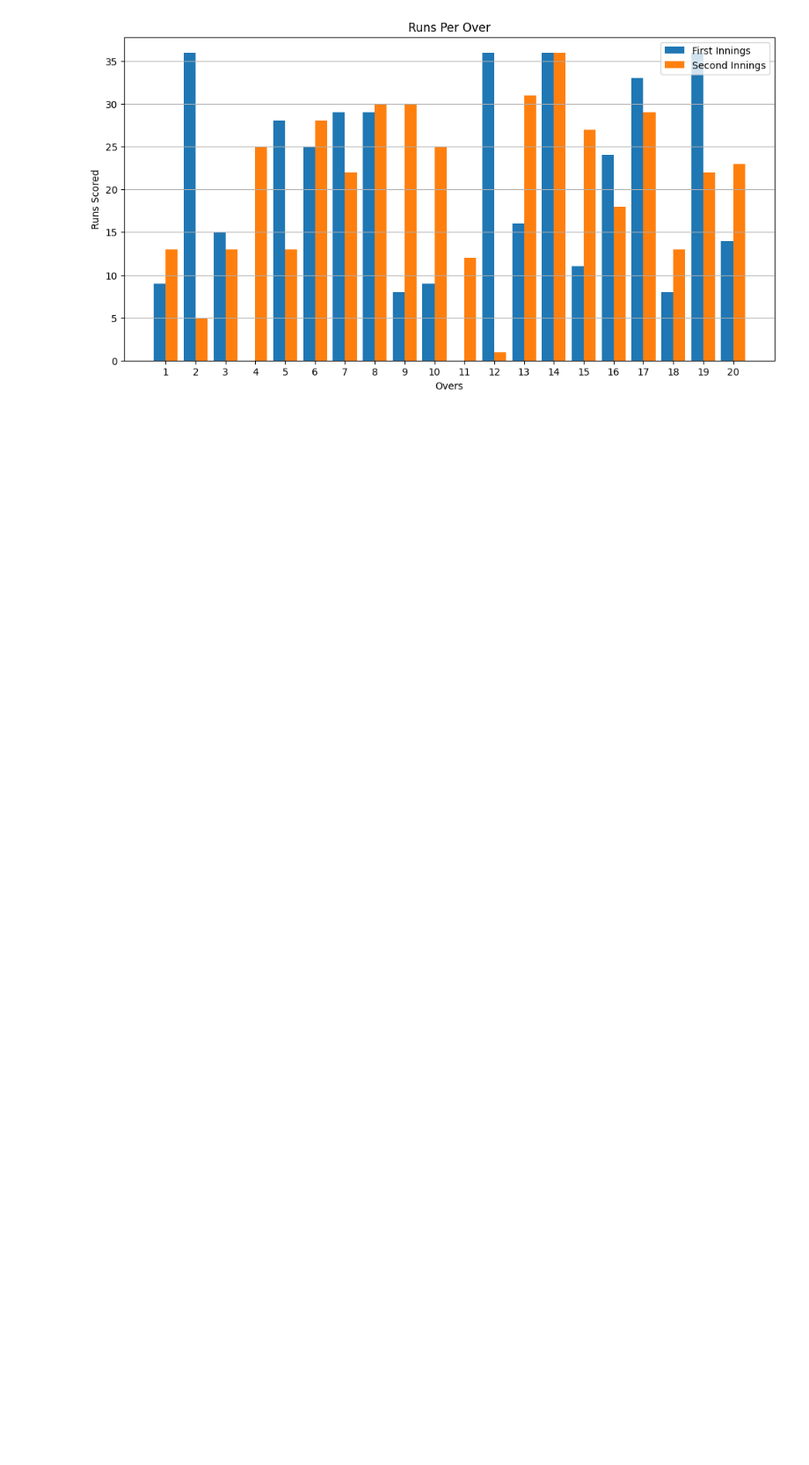
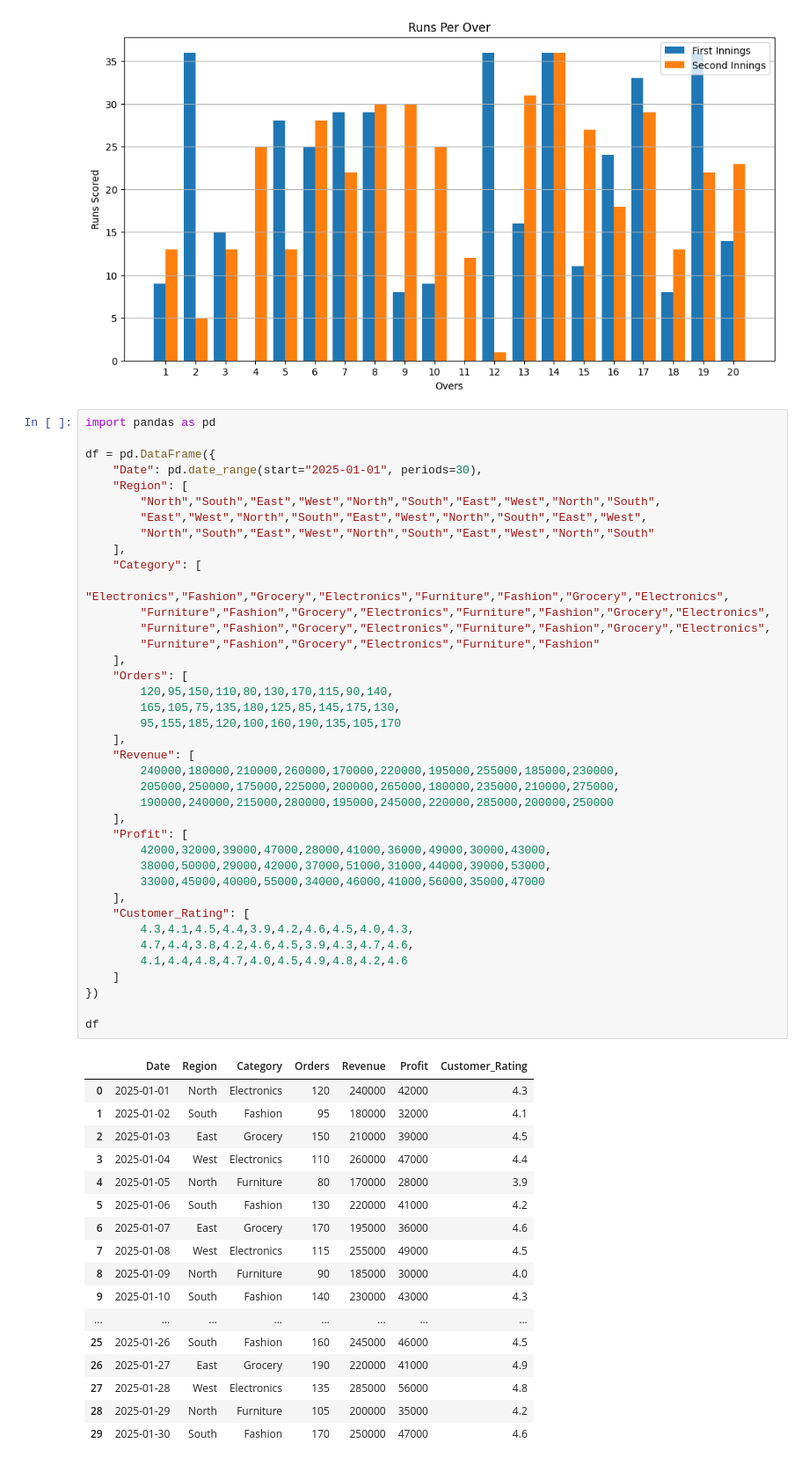
Before and after one commit to theaditya24/COMPLETE-PYTHON-FOR-DATA-ANALYTICS, a Jupyter notebook: Data Visualization Practice.ipynb, the cells around one changed output. Shown at 88% size. Drawn from its saved outputs; the diff is of its cells as text; blank space fills up the shorter version.

```diff
--- a/Data Visualization Practice.ipynb
+++ b/Data Visualization Practice.ipynb
@@ -73,3 +73,60 @@ plt.legend()
 plt.show()
 # %% [output]
 [figure]
+# %%
+import pandas as pd
+
+df = pd.DataFrame({
+    "Date": pd.date_range(start="2025-01-01", periods=30),
+    "Region": [
+        "North","South","East","West","North","South","East","West","North","South",
+        "East","West","North","South","East","West","North","South","East","West",
+        "North","South","East","West","North","South","East","West","North","South"
+    ],
+    "Category": [
+        "Electronics","Fashion","Grocery","Electronics","Furniture","Fashion","Grocery","Electronics",
+        "Furniture","Fashion","Grocery","Electronics","Furniture","Fashion","Grocery","Electronics",
+        "Furniture","Fashion","Grocery","Electronics","Furniture","Fashion","Grocery","Electronics",
+        "Furniture","Fashion","Grocery","Electronics","Furniture","Fashion"
+    ],
+    "Orders": [
+        120,95,150,110,80,130,170,115,90,140,
+        165,105,75,135,180,125,85,145,175,130,
+        95,155,185,120,100,160,190,135,105,170
+    ],
+    "Revenue": [
+        240000,180000,210000,260000,170000,220000,195000,255000,185000,230000,
+        205000,250000,175000,225000,200000,265000,180000,235000,210000,275000,
+        190000,240000,215000,280000,195000,245000,220000,285000,200000,250000
+    ],
+    "Profit": [
+        42000,32000,39000,47000,28000,41000,36000,49000,30000,43000,
+        38000,50000,29000,42000,37000,51000,31000,44000,39000,53000,
+        33000,45000,40000,55000,34000,46000,41000,56000,35000,47000
+    ],
+    "Customer_Rating": [
+        4.3,4.1,4.5,4.4,3.9,4.2,4.6,4.5,4.0,4.3,
+        4.7,4.4,3.8,4.2,4.6,4.5,3.9,4.3,4.7,4.6,
+        4.1,4.4,4.8,4.7,4.0,4.5,4.9,4.8,4.2,4.6
+    ]
+})
+
+df
+# %% [output]
+|  | Date | Region | Category | Orders | Revenue | Profit | Customer_Rating |
+| 0 | 2025-01-01 | North | Electronics | 120 | 240000 | 42000 | 4.3 |
+| 1 | 2025-01-02 | South | Fashion | 95 | 180000 | 32000 | 4.1 |
+| 2 | 2025-01-03 | East | Grocery | 150 | 210000 | 39000 | 4.5 |
+| 3 | 2025-01-04 | West | Electronics | 110 | 260000 | 47000 | 4.4 |
+| 4 | 2025-01-05 | North | Furniture | 80 | 170000 | 28000 | 3.9 |
+| 5 | 2025-01-06 | South | Fashion | 130 | 220000 | 41000 | 4.2 |
+| 6 | 2025-01-07 | East | Grocery | 170 | 195000 | 36000 | 4.6 |
+| 7 | 2025-01-08 | West | Electronics | 115 | 255000 | 49000 | 4.5 |
+| 8 | 2025-01-09 | North | Furniture | 90 | 185000 | 30000 | 4.0 |
+| 9 | 2025-01-10 | South | Fashion | 140 | 230000 | 43000 | 4.3 |
+| ... | ... | ... | ... | ... | ... | ... | ... |
+| 25 | 2025-01-26 | South | Fashion | 160 | 245000 | 46000 | 4.5 |
+| 26 | 2025-01-27 | East | Grocery | 190 | 220000 | 41000 | 4.9 |
+| 27 | 2025-01-28 | West | Electronics | 135 | 285000 | 56000 | 4.8 |
+| 28 | 2025-01-29 | North | Furniture | 105 | 200000 | 35000 | 4.2 |
+| 29 | 2025-01-30 | South | Fashion | 170 | 250000 | 47000 | 4.6 |
```
Also changed, not shown: parts of 6 cells of this notebook, 1 other file.
